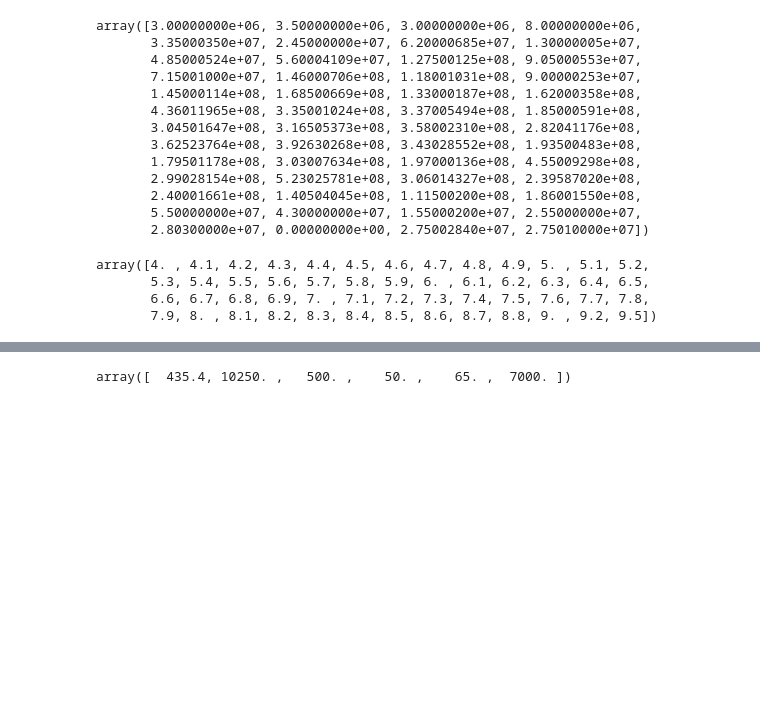
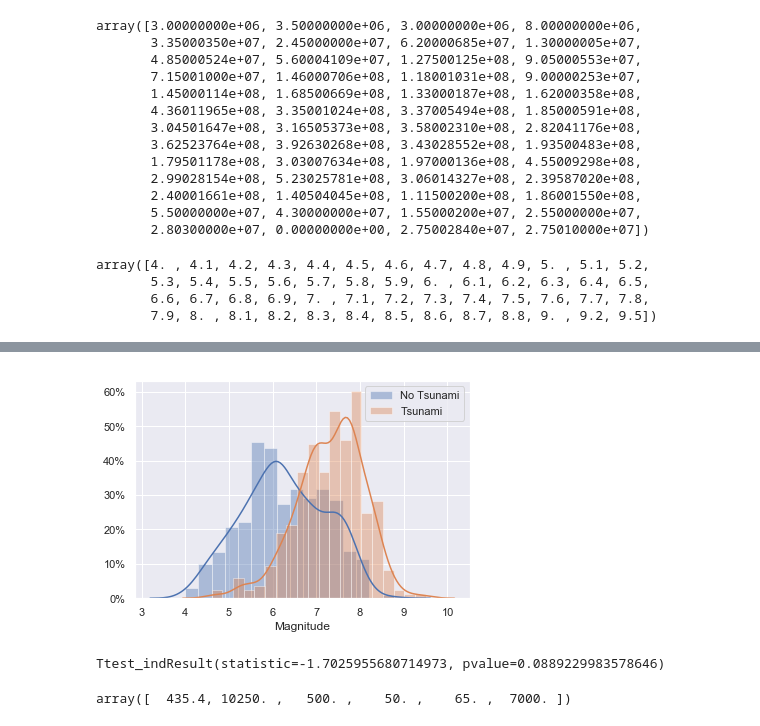
Before and after one commit to labs13-quake-viewer/ds-notebooks, a Jupyter notebook: Plots.ipynb, the cells around one changed output, grey strips where cells are left out. Cells and saved outputs as stored; diff of their text form; code cells hidden in the pictures; blank space fills up the shorter version.

```diff
--- a/Plots.ipynb
+++ b/Plots.ipynb
@@ -547,3 +596,24 @@ without_tsu.describe()
+# %%
+df= copy_of_damage.copy()
+
+for label in ['Magnitude']:
+    fig, ax = plt.subplots()
+    bins = None # list(range(0, 300000, 300000))
+    sns.distplot(df.loc[df['Tsunami']==0, label], ax=ax, bins=bins, kde=True, label='No Tsunami');
+    sns.distplot(df.loc[df['Tsunami']==1, label], ax=ax, bins=bins, kde=True, label='Tsunami');
+
+    ax.set_yticklabels([f"{x}%" for x in range(0, 70, 10)])
+    plt.title('')
+    plt.legend()
+    plt.savefig('test_figure.jpeg')
+#     plt.show();
+# %% [output]
+[figure, added]
+# %%
+stats.ttest_ind(df.loc[df['Tsunami']==0, 'Deaths'],
+                df.loc[df['Tsunami']==1, 'Deaths'])
+# %% [output]
+Ttest_indResult(statistic=-1.7025955680714973, pvalue=0.0889229983578646)
 # %%
 with_tsu['Deaths'].values
 # %% [output]
```
Also changed, not shown: parts of 5 cells of this notebook.
